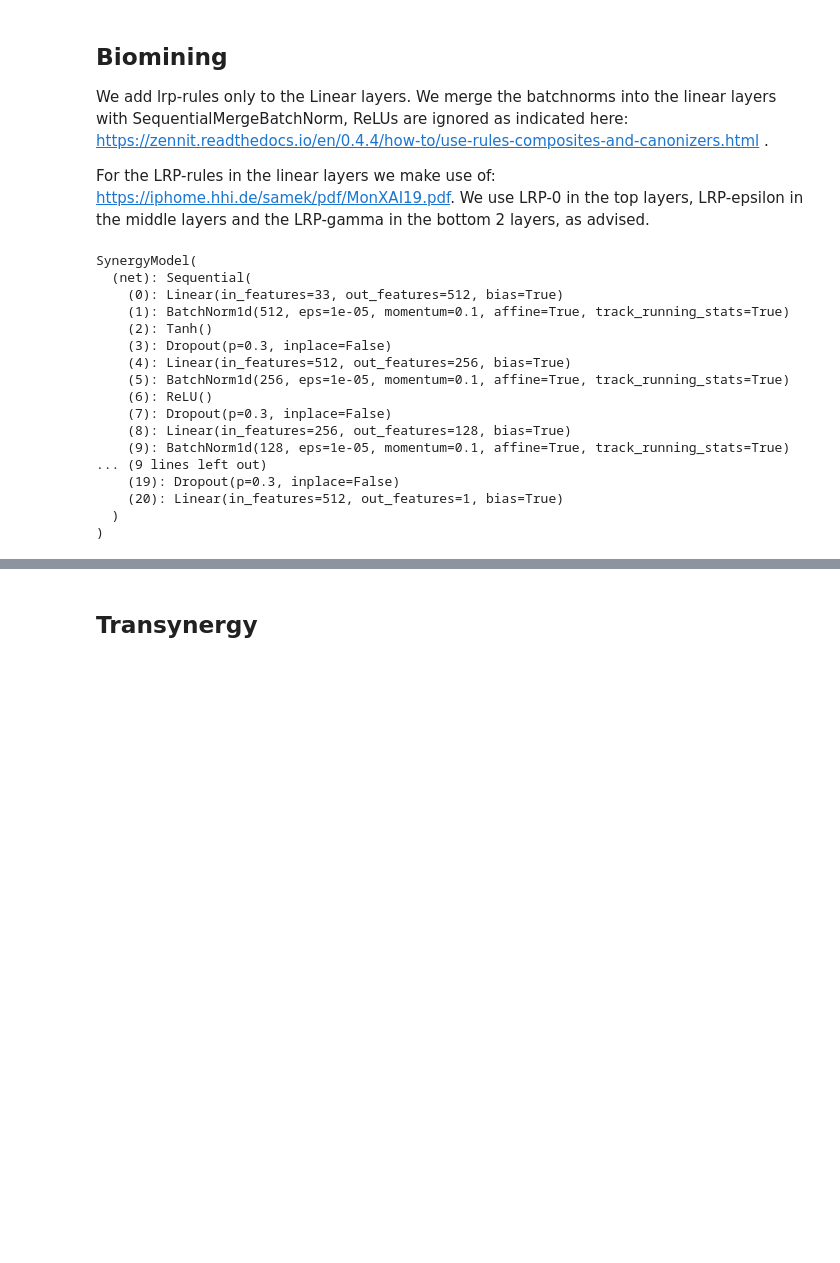
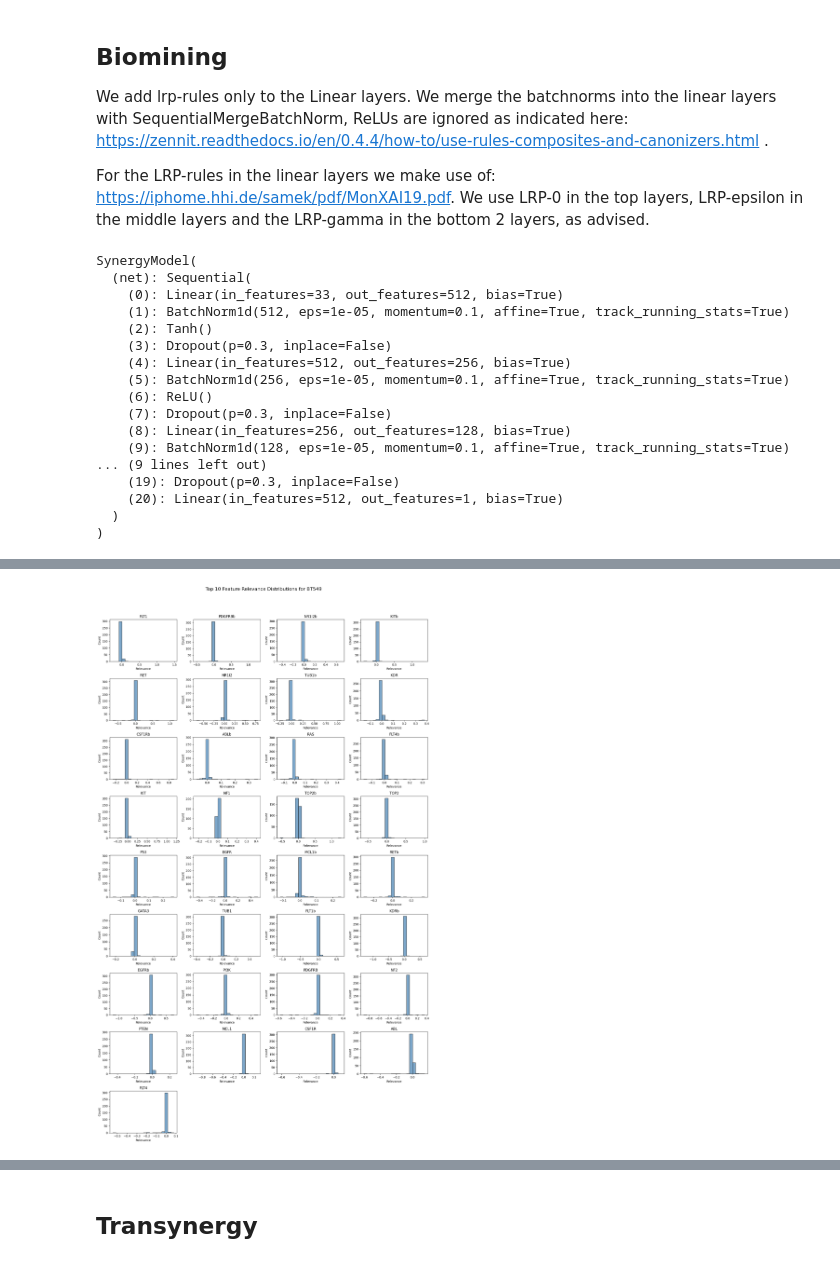
Before and after one commit to Hrishikesh332/Drug-Inhibitor-Cancer-Treatment, a Jupyter notebook: explainability/lrp/explaination.ipynb, the cells around one changed output, grey strips where cells are left out. Drawn from its saved outputs; the diff is of its cells as text; code cells hidden in the pictures; blank space fills up the shorter version.

```diff
--- a/explainability/lrp/explaination.ipynb
+++ b/explainability/lrp/explaination.ipynb
@@ -48,0 +95,89 @@ SynergyModel(
+# %%
+import matplotlib.pyplot as plt
+import pandas as pd
+import numpy as np
+import seaborn as sns
+
+def show_small_multiple_histograms(mask, title_suffix="", selected_features=None):
+    relevances_filtered = relevances[mask]
+    Y_filtered = Y[mask]
+    y_values = np.array(Y_filtered).reshape(-1)
+    print(f"Number of samples for {title_suffix}: {len(y_values)}")
+
+    if len(y_values) == 0:
+        print(f"Skipping {title_suffix} — no samples after filtering.")
+        return
+
+    if selected_features is None:
+        features_to_plot = feature_names
+    else:
+        features_to_plot = selected_features
+
+    data = pd.DataFrame(relevances_filtered, columns=feature_names)
+
+    num_features = len(features_to_plot)
+    ncols = 4
+    nrows = (num_features + ncols - 1) // ncols
+
+    fig, axes = plt.subplots(nrows, ncols, figsize=(4 * ncols, 3 * nrows), sharex=False, sharey=False)
+    axes = axes.flatten()
+
+    for i, feature in enumerate(features_to_plot):
+        ax = axes[i]
+        sns.histplot(
+            data[feature],
+            bins=20,
+            kde=False,
+            ax=ax,
+            color='steelblue',
+            alpha=0.7
+        )
+        ax.set_title(feature)
+        ax.set_xlabel("Relevance")
+        ax.set_ylabel("Count")
+
+    # Hide any unused subplots
+    for j in range(i + 1, len(axes)):
+        axes[j].set_visible(False)
+
+    plt.suptitle(f"Top 10 Feature Relevance Distributions for {title_suffix}", fontsize=16)
+    plt.tight_layout(rect=[0, 0, 1, 0.95])
+    plt.show()
+
+
+# Usage:
+cell_line_names = np.unique(cell_line_data)
+for cell_line_name in cell_line_names:
+    mask = cell_line_data == cell_line_name
+    Y_cell_line = Y[mask]
+
+    if len(Y_cell_line) == 0:
+        print(f"No samples for {cell_line_name}")
+        continue
+
+    synergy_90 = np.percentile(Y_cell_line, 90)
+    top_synergy_mask = Y_cell_line >= synergy_90
+
+    # Create final mask with indices in the original array
+    new_mask = np.zeros_like(Y, dtype=bool)
+    new_mask[mask] = top_synergy_mask
+
+    if np.sum(new_mask) == 0:
+        print(f"No top 10% synergy samples for {cell_line_name}")
+        continue
+
+    relevances_filtered = relevances[new_mask]
+    means = np.mean(relevances_filtered, axis=0)
+
+
+    print(f"\nTop features for {cell_line_name} (sorted by 90th percentile relevance in top synergy samples):")
+    print("{:<25s} {:>10s}".format("Feature", "Mean Relevance"))
+    print("-" * 38)
+    # sort by bean relevance
+    features = np.array(feature_names)[np.argsort(means)[::-1]]
+    means = means[np.argsort(means)[::-1]]
+    for feat, mean_val in zip(features, means):
+        print(f"{feat:<25s} {mean_val:10.4f}")
+
+    show_small_multiple_histograms(new_mask, title_suffix=cell_line_name, selected_features=features)
+# %% [output]
@@ -48,0 +201 @@ SynergyModel(
+[figure, added]
```
Also changed, not shown: parts of 7 cells of this notebook, 1 other file.
